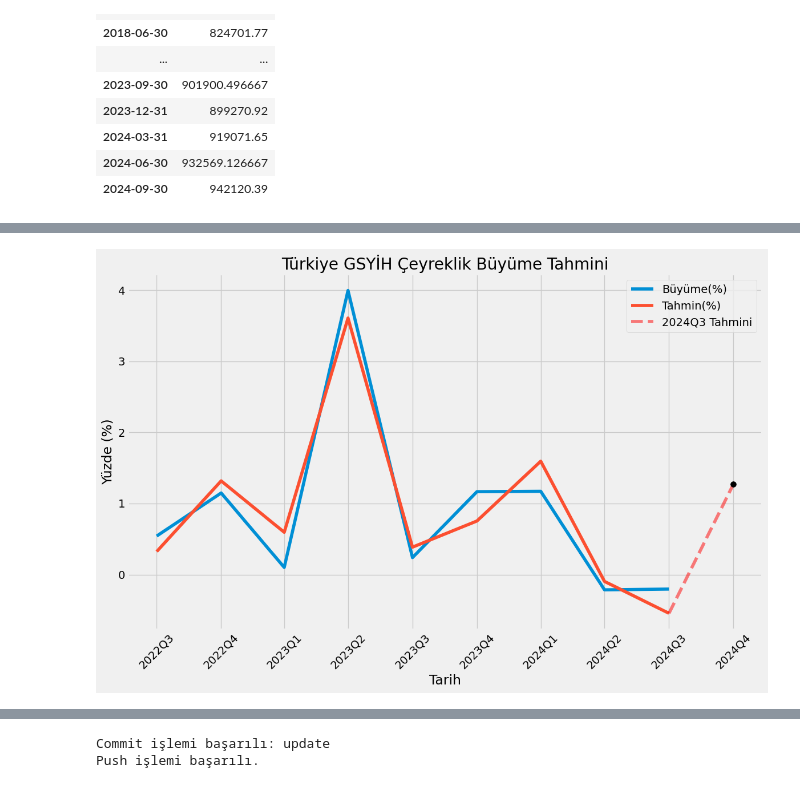
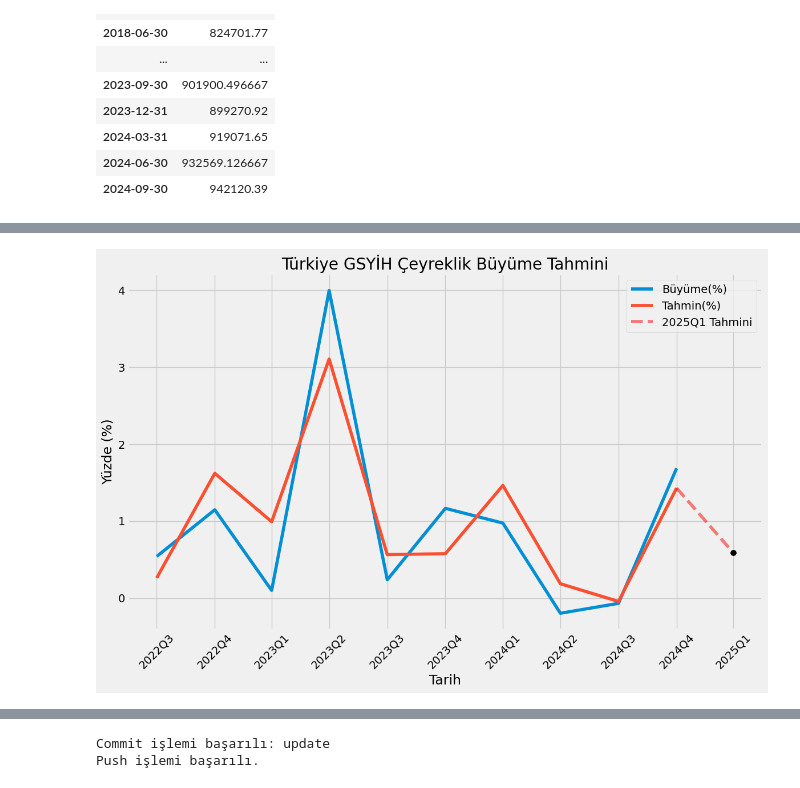
Before and after one commit to kaboya19/BuyumeTahmin, a Jupyter notebook: BuyumeTahmin.ipynb, the cells around one changed output, grey strips where cells are left out. Saved outputs shown, nothing was run; the diff lists cells and outputs as text; code cells hidden in the pictures.

```diff
--- a/BuyumeTahmin.ipynb
+++ b/BuyumeTahmin.ipynb
@@ -1170,0 +1324,6 @@ plt.legend()
+# %%
+tahminler2=pd.DataFrame()
+tahminler2["Büyüme"]=data["Büyüme"].iloc[-10:]
+tahminler2["Tahmin"]=pred["Büyüme"]
+tahminler2.index=tahminler2.index.strftime("%Y-%m-%d")
+tahminler2
@@ -1170,0 +1393,20 @@ plt.legend()
+# %%
+keras.utils.set_random_seed(42)
+early_stopping = EarlyStopping(monitor='val_loss', patience=0, restore_best_weights=True)
+model = Sequential()
+model.add(Dense(units=228,activation='linear',input_dim=(X_train.shape[1]),kernel_regularizer=l2(0.3608024976215217)))
+model.add(Dense(units=1))
+optimizer = tf.keras.optimizers.Adam(learning_rate=0.029258310584955878)
+model.compile(optimizer=optimizer, loss='mse', metrics=['mean_squared_error'])
+history=model.fit(X_train, y_train, epochs=1000, batch_size=62,callbacks=[early_stopping],verbose=0,validation_data=(X_val,y_val))
+y_pred = model.predict(X_test)
+pred=scaler.inverse_transform(model.predict(np.array(X_test)))
+pred=pd.DataFrame(pred)
+pred.columns=["Büyüme"]
+pred=pred.set_index(pd.date_range(start="2022-09-30",periods=len(pred),freq="Q"))
+
+pred=scaler.inverse_transform(model.predict(np.array(X_test)))
+pred=pd.DataFrame(pred)
+pred.columns=["Büyüme"]
+pred=pred.set_index(pd.date_range(start="2022-09-30",periods=len(pred),freq="Q"))
+pred
@@ -1170,0 +1429,6 @@ plt.legend()
+# %%
+tahminler3=pd.DataFrame()
+tahminler3["Büyüme"]=data["Büyüme"].iloc[-10:]
+tahminler3["Tahmin"]=pred["Büyüme"]
+tahminler3.index=tahminler3.index.strftime("%Y-%m-%d")
+tahminler3
@@ -1284,0 +1539,7 @@ sonuç
+# %%
+sonuç=pd.DataFrame()
+sonuç=pd.concat([tahminler1["Tahmin"],tahminler2["Tahmin"],tahminler3["Tahmin"]],axis=1)
+sonuç["Ortalama"]=sonuç.mean(axis=1)
+sonuç["Büyüme"]=tahminler1["Büyüme"]
+sonuç.index=pd.to_datetime(sonuç.index)
+sonuç
@@ -1320,35 +1594,35 @@ def tarih_ceyrek(tarih):
     elif ay <= 9:
         return f"{yil}Q3"
     else:
         return f"{yil}Q4"
 
 plt.figure(figsize=(12, 8))
 plt.title("Türkiye GSYİH Çeyreklik Büyüme Tahmini")
 
 # Tahminlerin çizimi
 plt.plot(sonuç["Büyüme"][:-1], label="Büyüme(%)")
 plt.plot(sonuç["Ortalama"][:-1], label="Tahmin(%)")
 
 # 2024Q1 Tahmini çizimi
-plt.plot(sonuç["Ortalama"].iloc[-2:], "--", label="2024Q3 Tahmini", color="red", alpha=0.5)
+plt.plot(sonuç["Ortalama"].iloc[-2:], "--", label="2025Q1 Tahmini", color="red", alpha=0.5)
 
 # Son tahmin noktasının gösterimi
 plt.scatter(x=sonuç.index[-1], y=sonuç["Ortalama"][-1], color="black", s=50, zorder=3)
 
 # Eksen etiketlerinin ve gösterge için konfigürasyon
 plt.legend()
 # Çeyreklik gösterimi için eksen etiketlerinin ve formatın ayarlanması
 tarihler = [tarih_ceyrek(t) for t in sonuç.index]
 plt.xticks(ticks=sonuç.index, labels=tarihler, rotation=45)
 plt.xlabel('Tarih')
 plt.ylabel('Yüzde (%)')
 plt.grid(True)
 
 
 plt.tight_layout()
 plt.show()
 # %% [output]
-[figure, old version]
+[figure, new version]
 # %%
 yıllık=pd.read_excel("gayrisafi yurtici hasila harcama yontemiyle mevsim ve takvim etkisinden arindirilmis zincirlenmis ha.xls")
 yıllık=yıllık.iloc[6:34,14:18]
```
Also changed, not shown: parts of 56 cells of this notebook, 16 other files.
